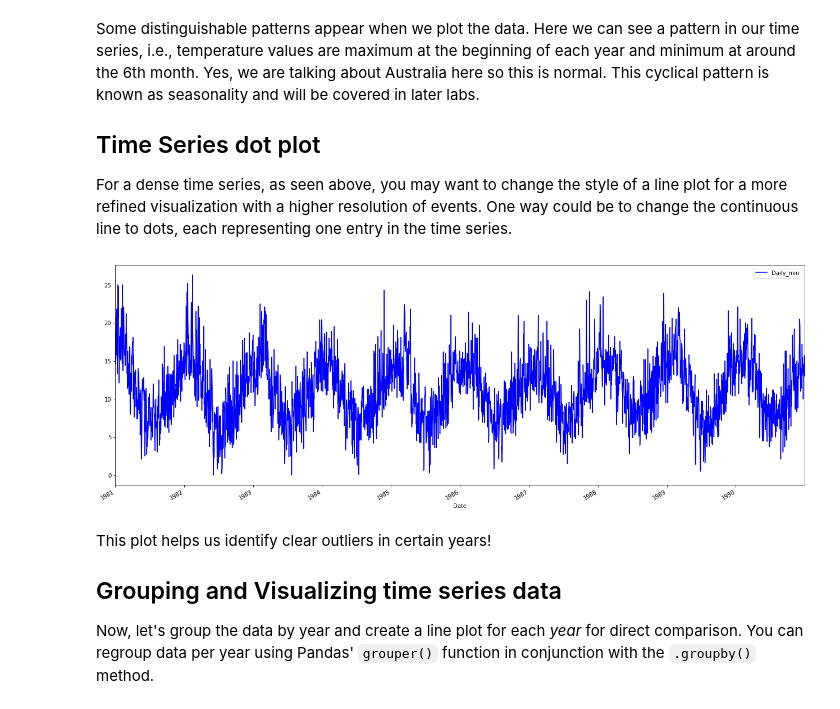
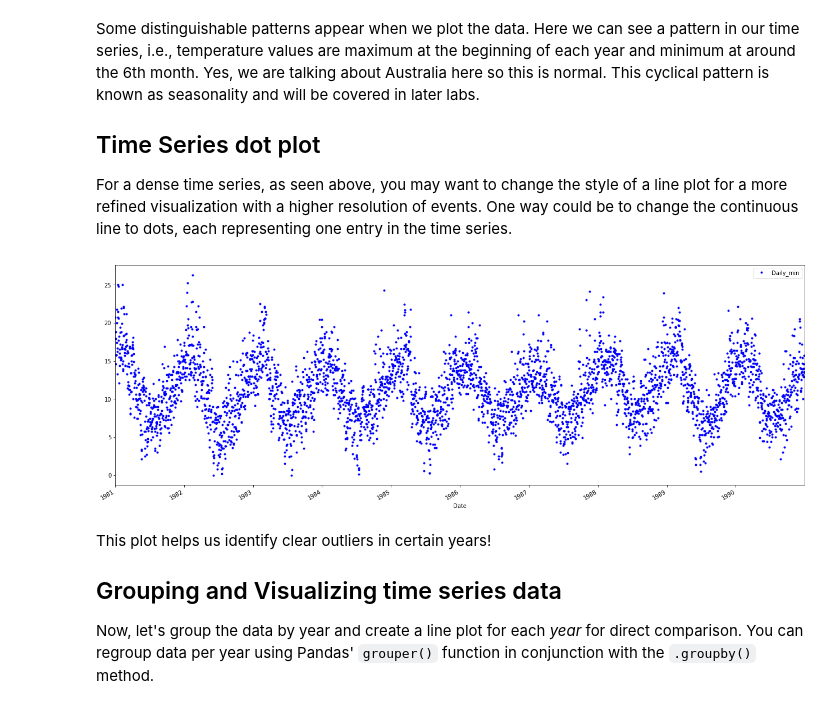
Before and after one commit to GabeSArn/dsc-visualizing-time-series-data-lab-nyc-ds-033020, a Jupyter notebook: index.ipynb, the cells around one changed output. Cells and saved outputs as stored; diff of their text form; code cells hidden in the pictures.

```diff
--- a/index.ipynb
+++ b/index.ipynb
@@ -82,10 +82,10 @@ Some distinguishable patterns appear when we plot the data. Here we can see a pa
 For a dense time series, as seen above, you may want to change the style of a line plot for a more refined visualization with a higher resolution of events. One way could be to change the continuous line to dots, each representing one entry in the time series.
 # %%
 # Use dots instead on a continuous line and redraw the time series
-temp_data.plot(figsize = (22,8), style='b')
+temp_data.plot(figsize = (22,8), style='b.')
 plt.show()
 # %% [output]
-[figure, old version]
+[figure, new version]
 # %% [markdown]
 This plot helps us identify clear outliers in certain years!
 
```
